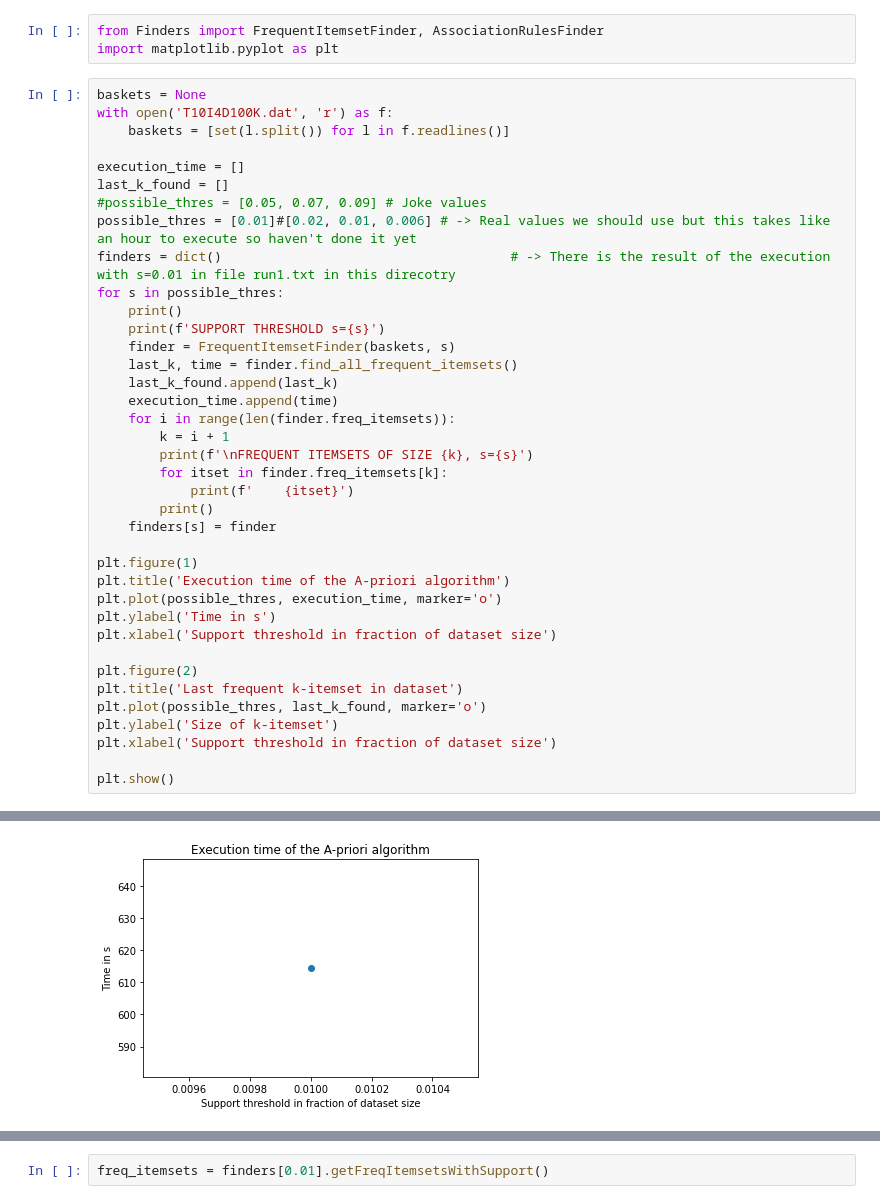
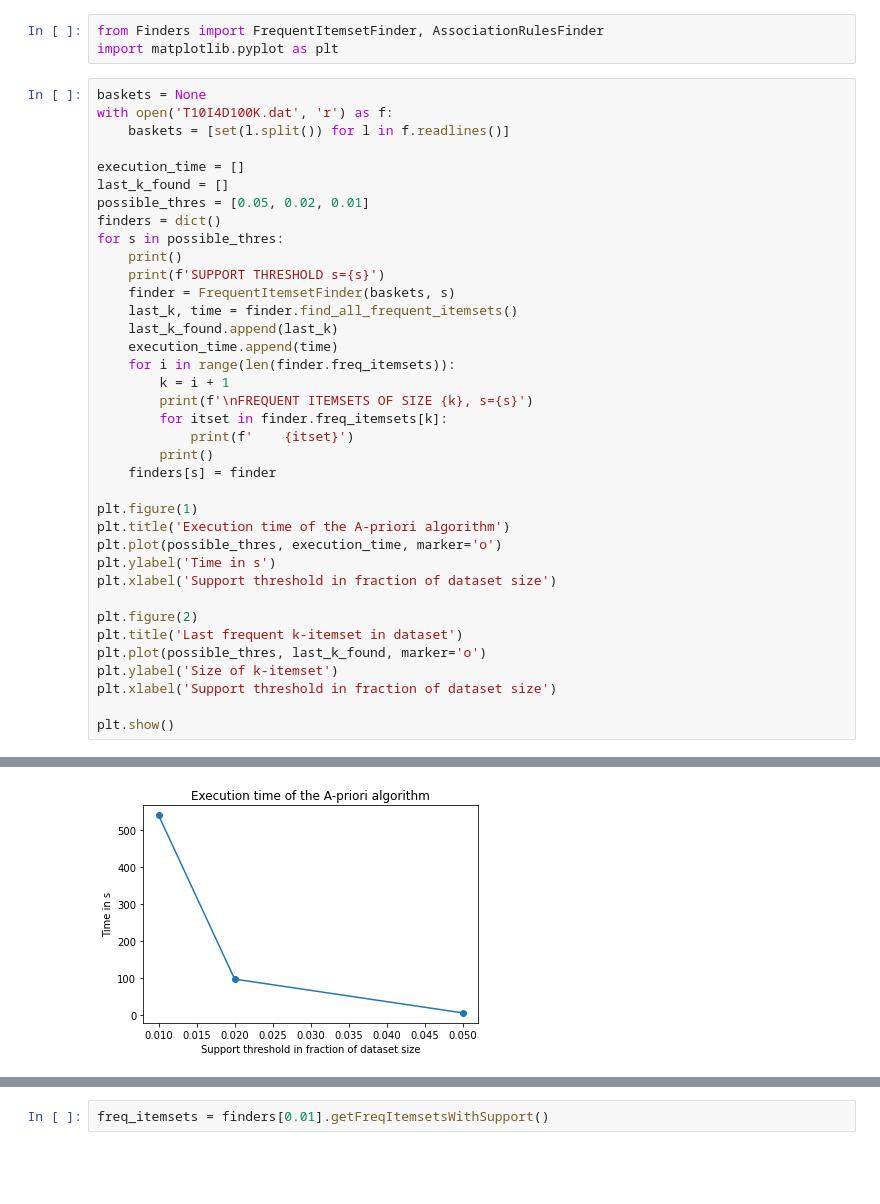
Before and after one commit to Ivan-Klabucar/Data-Mining, a Jupyter notebook: assignment_2/Assignment 2.ipynb, the cells around one changed output, grey strips where cells are left out. Cells and saved outputs as stored; diff of their text form; blank space fills up the shorter version.

Commit message:
some commenting and run the code with multiple support values

```diff
--- a/assignment_2/Assignment 2.ipynb
+++ b/assignment_2/Assignment 2.ipynb
@@ -61,9 +60,8 @@ with open('T10I4D100K.dat', 'r') as f:
 
 execution_time = []
 last_k_found = []
-#possible_thres = [0.05, 0.07, 0.09] # Joke values
-possible_thres = [0.01]#[0.02, 0.01, 0.006] # -> Real values we should use but this takes like an hour to execute so haven't done it yet
-finders = dict()                                     # -> There is the result of the execution with s=0.01 in file run1.txt in this direcotry
+possible_thres = [0.05, 0.02, 0.01]
+finders = dict()
 for s in possible_thres:
     print()
     print(f'SUPPORT THRESHOLD s={s}')
@@ -109,5 +107,5 @@ FREQUENT ITEMSETS OF SIZE 1, s=0.01
     ('39', '704', '825')
 
 
 FREQUENT ITEMSETS OF SIZE 4, s=0.01
-[figure, old version]
+[figure, new version]
```
Also changed, not shown: parts of 5 cells of this notebook, 1 other file.
